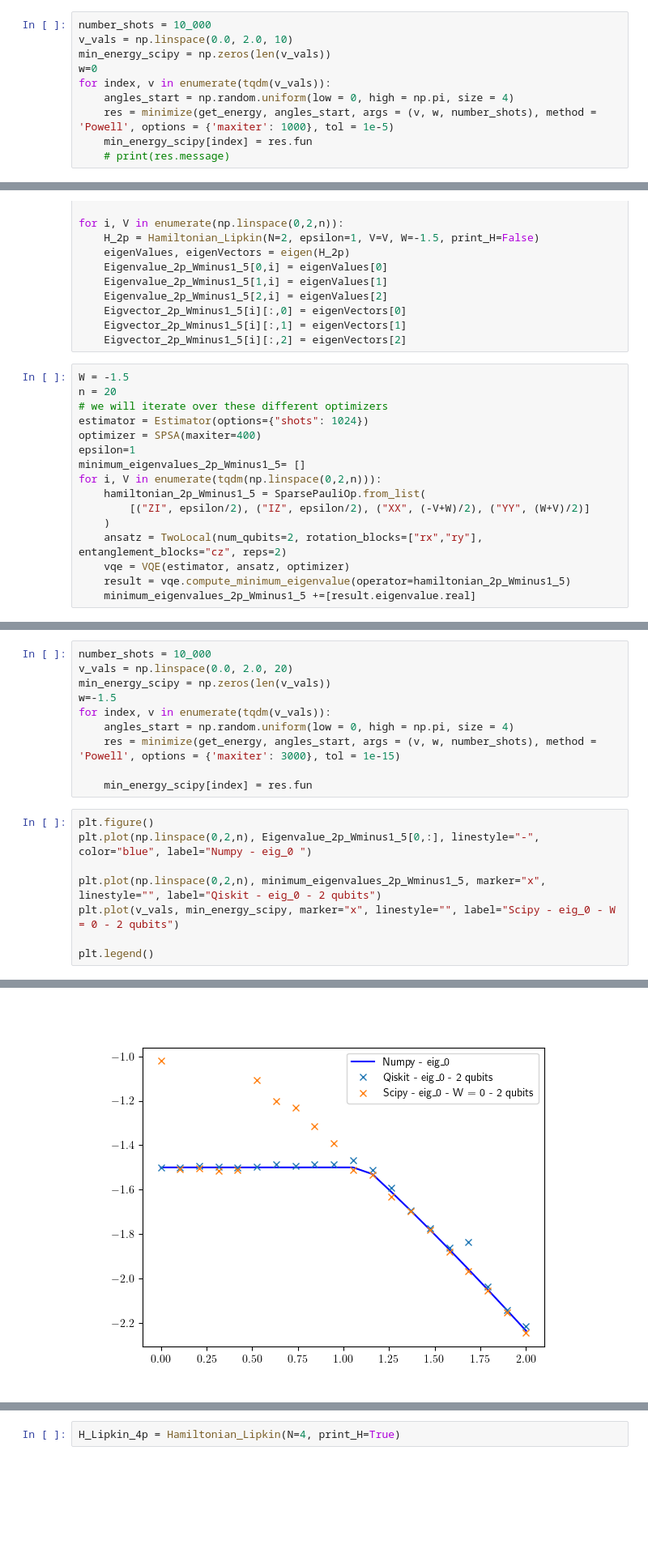
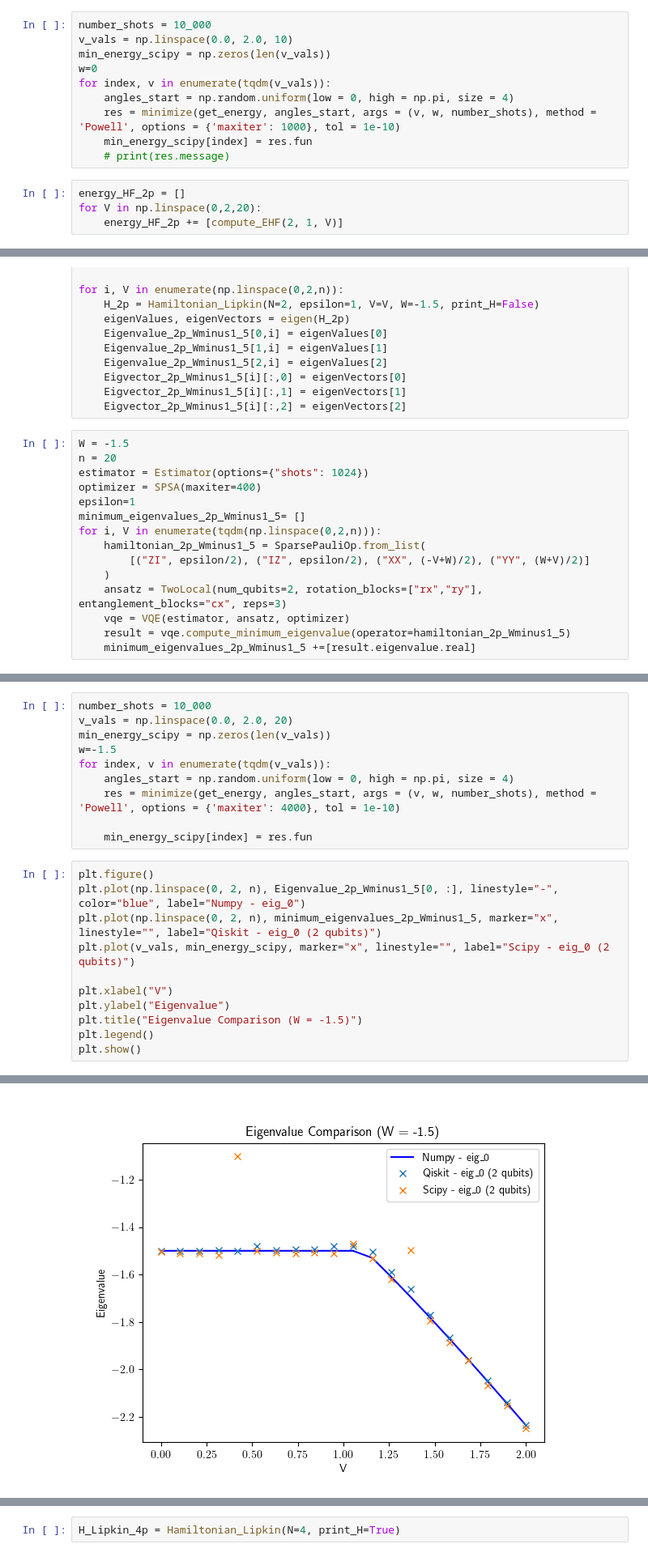
Before and after one commit to elepiersan/FYS5419-Piersanti, a Jupyter notebook: Project1/Project1.ipynb, the cells around one changed output, grey strips where cells are left out. Shown at 81% size. Saved outputs shown, nothing was run; the diff lists cells and outputs as text; blank space fills up the shorter version.

```diff
--- a/Project1/Project1.ipynb
+++ b/Project1/Project1.ipynb
@@ -1002,8 +1078,12 @@ min_energy_scipy = np.zeros(len(v_vals))
 w=0
 for index, v in enumerate(tqdm(v_vals)):
     angles_start = np.random.uniform(low = 0, high = np.pi, size = 4)
-    res = minimize(get_energy, angles_start, args = (v, w, number_shots), method = 'Powell', options = {'maxiter': 1000}, tol = 1e-5)
+    res = minimize(get_energy, angles_start, args = (v, w, number_shots), method = 'Powell', options = {'maxiter': 1000}, tol = 1e-10)
     min_energy_scipy[index] = res.fun
     # print(res.message)
+# %%
+energy_HF_2p = []
+for V in np.linspace(0,2,20):
+    energy_HF_2p += [compute_EHF(2, 1, V)]
 # %%
 plt.figure()
@@ -1051,7 +1143,6 @@ for i, V in enumerate(np.linspace(0,2,n)):
 # %%
 W = -1.5
 n = 20
-# we will iterate over these different optimizers
 estimator = Estimator(options={"shots": 1024})
 optimizer = SPSA(maxiter=400)
 epsilon=1
@@ -1060,7 +1151,7 @@ for i, V in enumerate(tqdm(np.linspace(0,2,n))):
     hamiltonian_2p_Wminus1_5 = SparsePauliOp.from_list(
         [("ZI", epsilon/2), ("IZ", epsilon/2), ("XX", (-V+W)/2), ("YY", (W+V)/2)]
     )
-    ansatz = TwoLocal(num_qubits=2, rotation_blocks=["rx","ry"], entanglement_blocks="cz", reps=2)
+    ansatz = TwoLocal(num_qubits=2, rotation_blocks=["rx","ry"], entanglement_blocks="cx", reps=3)
     vqe = VQE(estimator, ansatz, optimizer)
     result = vqe.compute_minimum_eigenvalue(operator=hamiltonian_2p_Wminus1_5)
     minimum_eigenvalues_2p_Wminus1_5 +=[result.eigenvalue.real]
@@ -1071,15 +1164,18 @@ min_energy_scipy = np.zeros(len(v_vals))
 w=-1.5
 for index, v in enumerate(tqdm(v_vals)):
     angles_start = np.random.uniform(low = 0, high = np.pi, size = 4)
-    res = minimize(get_energy, angles_start, args = (v, w, number_shots), method = 'Powell', options = {'maxiter': 3000}, tol = 1e-15)
+    res = minimize(get_energy, angles_start, args = (v, w, number_shots), method = 'Powell', options = {'maxiter': 4000}, tol = 1e-10)
 
     min_energy_scipy[index] = res.fun
 # %%
 plt.figure()
-plt.plot(np.linspace(0,2,n), Eigenvalue_2p_Wminus1_5[0,:], linestyle="-", color="blue", label="Numpy - eig_0 ")
+plt.plot(np.linspace(0, 2, n), Eigenvalue_2p_Wminus1_5[0, :], linestyle="-", color="blue", label="Numpy - eig_0")
+plt.plot(np.linspace(0, 2, n), minimum_eigenvalues_2p_Wminus1_5, marker="x", linestyle="", label="Qiskit - eig_0 (2 qubits)")
+plt.plot(v_vals, min_energy_scipy, marker="x", linestyle="", label="Scipy - eig_0 (2 qubits)")
 
-plt.plot(np.linspace(0,2,n), minimum_eigenvalues_2p_Wminus1_5, marker="x", linestyle="", label="Qiskit - eig_0 - 2 qubits")
-plt.plot(v_vals, min_energy_scipy, marker="x", linestyle="", label="Scipy - eig_0 - W = 0 - 2 qubits")
-
+plt.xlabel("V")
+plt.ylabel("Eigenvalue")
+plt.title("Eigenvalue Comparison (W = -1.5)")
 plt.legend()
+plt.show()
 # %% [output]
@@ -1087 +1182 @@ plt.legend()
-[figure, old version]
+[figure, new version]
```
Also changed, not shown: parts of 71 cells of this notebook, 3 other files.
